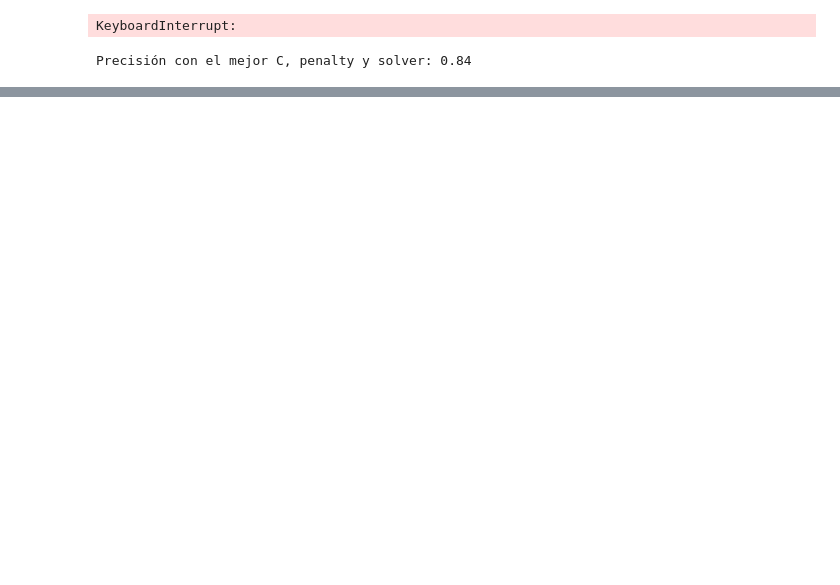
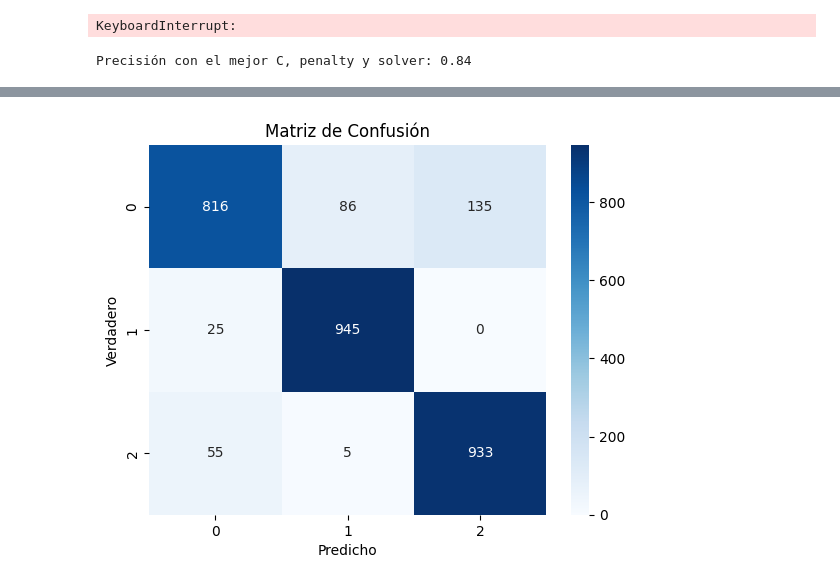
Before and after one commit to HikrisA/Samsung, a Jupyter notebook: Proyecto Final otros modelos.ipynb, the cells around one changed output, grey strips where cells are left out. Saved outputs shown, nothing was run; the diff lists cells and outputs as text; code cells hidden in the pictures; blank space fills up the shorter version.

Commit message:
Mejores parametros XGB

```diff
--- a/Proyecto Final otros modelos.ipynb
+++ b/Proyecto Final otros modelos.ipynb
@@ -73,8 +82,12 @@ def creacion_dataset(folder):
 
 X, Y = creacion_dataset('/home/javia/Samsung/PF/Data_set')
 
+le = LabelEncoder()
+Y = le.fit_transform(Y)
+
 X_train, X_test, Y_train, Y_test = train_test_split(X, Y, test_size=0.2, random_state=42)
 
 print(f'Tamaño de train: {len(X_train)}, Tamaño de test: {len(X_test)}')
+print(f'Clases codificadas: {le.classes_}')  # Verifica las clases transformadas
 # %% [output]
 Tamaño de train: 12000, Tamaño de test: 3000
@@ -245,0 +299,18 @@ Precisión con el mejor C, penalty y solver: 0.84
+# %%
+# Tardo 6483 minutos el grid search
+
+mejor_XGB = XGBClassifier(n_estimators = 200,
+                          learning_rate = 0.1,
+                          max_depth = 10,
+                          subsample = 0.7,
+                          colsample_bytree = 0.7,
+                          gamma = 0.1,
+                          reg_alpha = 0.1,
+                          reg_lambda = 10,
+                          device = "cuda")
+
+mejor_XGB.fit(X_train, Y_train)
+
+y_pred = mejor_XGB.predict(X_test)
+accuracy = accuracy_score(Y_test, y_pred)
+print(f'Precisión con los mejores parámetros: {accuracy:.2f}')
@@ -245,0 +326,12 @@ Precisión con el mejor C, penalty y solver: 0.84
+# %%
+# Crear la matriz de confusión
+cm = confusion_matrix(Y_test, y_pred)
+
+# Visualizarla con seaborn
+sns.heatmap(cm, annot=True, fmt="d", cmap="Blues")
+plt.xlabel("Predicho")
+plt.ylabel("Verdadero")
+plt.title("Matriz de Confusión")
+plt.show()
+# %% [output]
+[figure, added]
```
Also changed, not shown: parts of 14 cells of this notebook.
